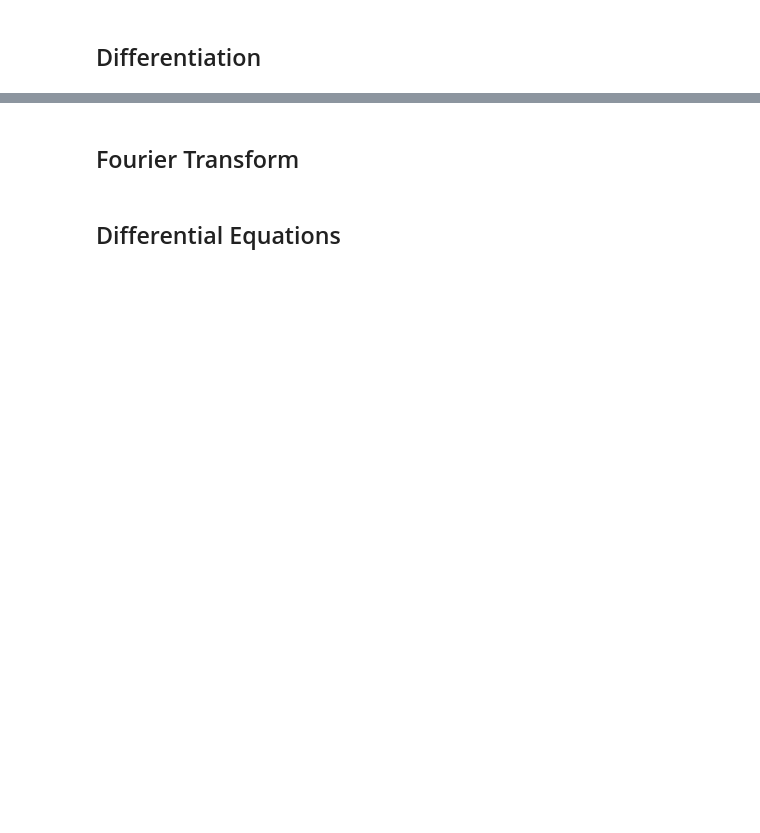
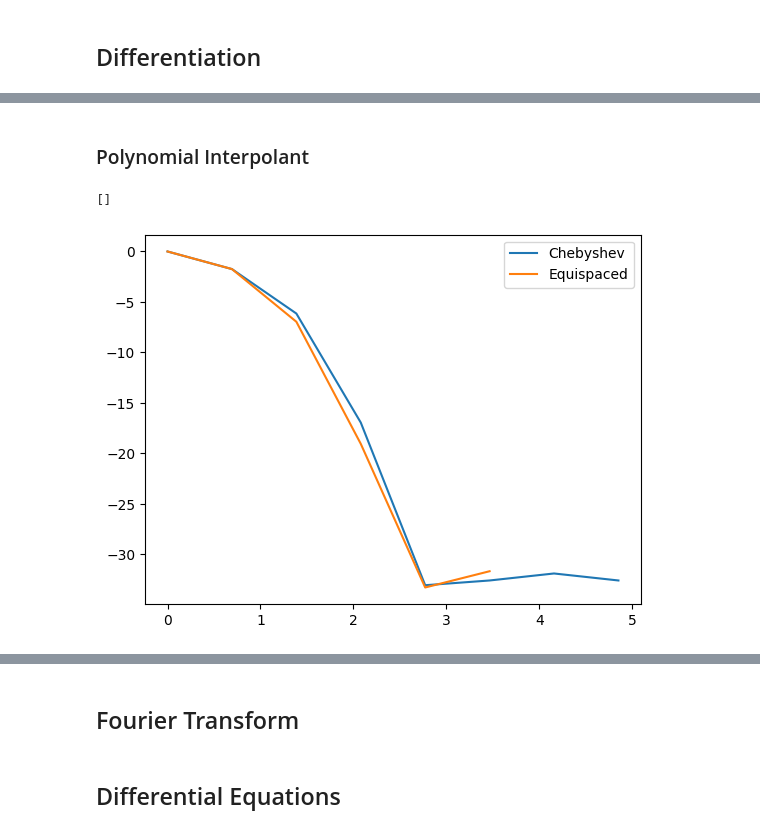
Before and after one commit to WFirmin/Math, a Jupyter notebook: Math.ipynb, the cells around one changed output, grey strips where cells are left out. Saved outputs shown, nothing was run; the diff lists cells and outputs as text; code cells hidden in the pictures; blank space fills up the shorter version.

```diff
--- a/Math.ipynb
+++ b/Math.ipynb
@@ -569,0 +719,34 @@ To be added later
+# %% [markdown]
+### Polynomial Interpolant
+# %%
+def LagrangeBasisFnDiff(nodes, i, x):
+  n = len(nodes)
+  return np.array([1/(nodes[i]-nodes[j])*np.array([(x-nodes[k])/(nodes[i]-nodes[k]) for k in range(n) if k!=j and k!=i]).prod() for j in range(n) if j!=i]).sum()
+
+
+def LagrangePolyDiff(f, nodes, x):
+  f_eval = np.apply_along_axis(f,0,nodes)
+  lp_eval = np.array(list(map(lambda i: LagrangeBasisFnDiff(nodes,i,x), range(len(nodes)))))
+  return f_eval.dot(lp_eval)
+# %%
+f = lambda x: math.e**x
+z = 0
+true = 1
+
+cheby_diff = []
+equi_diff = []
+
+ns = 2**np.arange(0,8)
+
+for n in ns:
+  n = int(n)
+  cheby_diff.append(LagrangePolyDiff(f, ChebyshevNodes(-1,1,n),z))
+  equi_diff.append(LagrangePolyDiff(f,np.linspace(-1,1,n),z))
+
+plt.plot(np.log(ns), np.log(np.abs(true-np.array(cheby_diff))), label="Chebyshev")
+plt.plot(np.log(ns), np.log(np.abs(true-np.array(equi_diff))), label="Equispaced")
+plt.legend()
+plt.plot()
+# %% [output]
+[]
+[figure, added]
```
Also changed, not shown: parts of 27 cells of this notebook.
